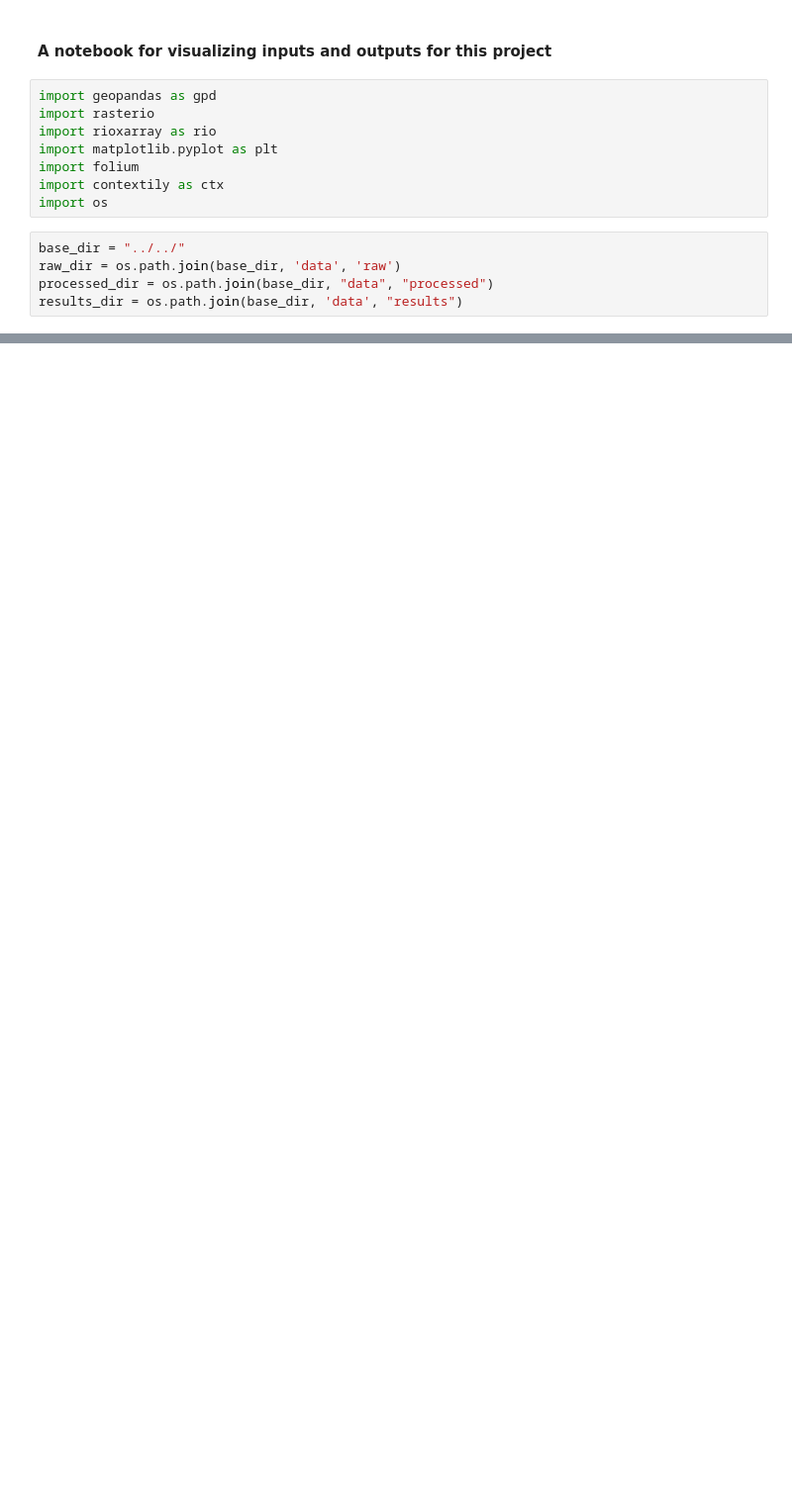
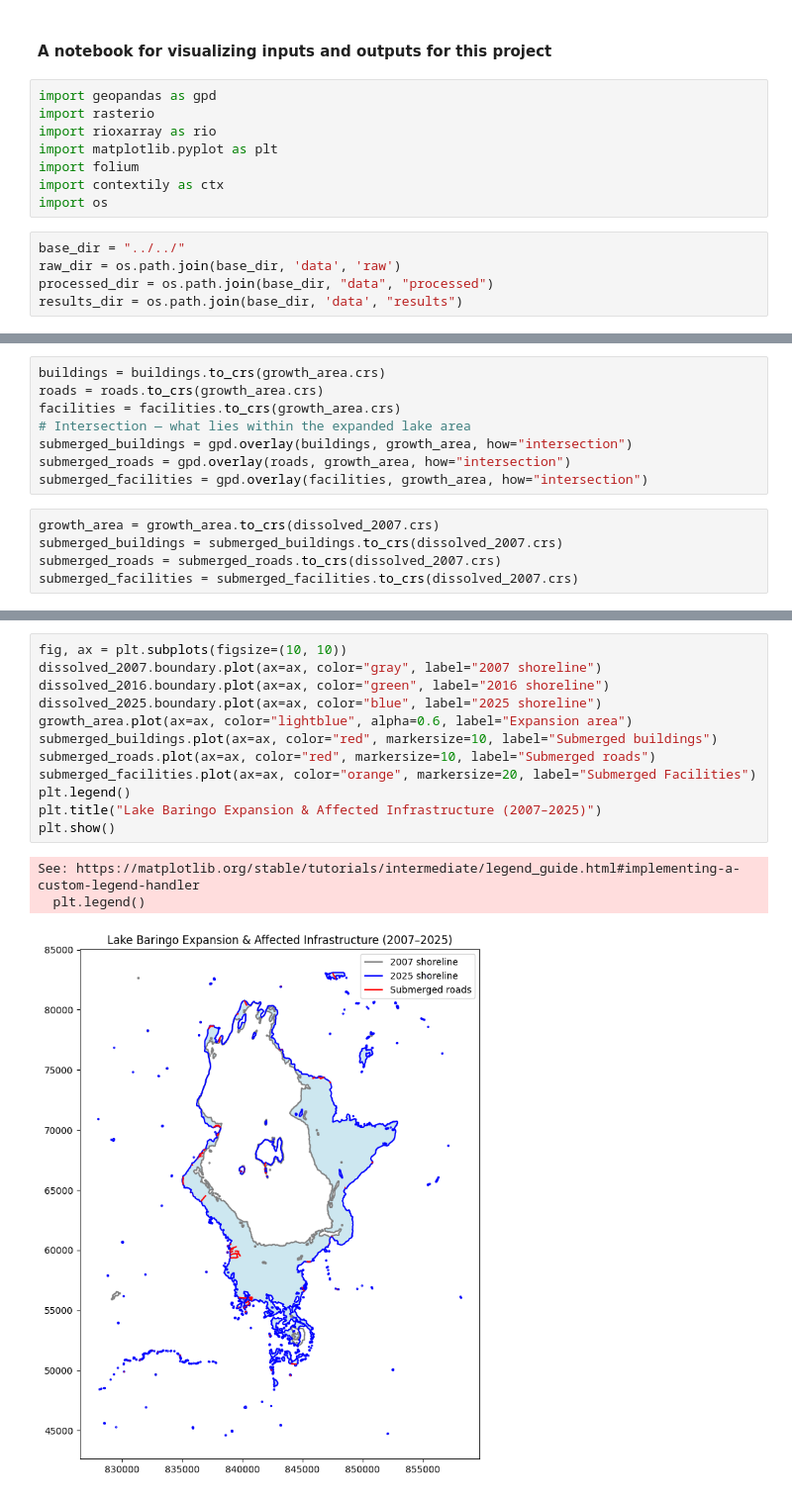
Before and after one commit to kiprutoYG/lake_extent_analysis_pipeline, a Jupyter notebook: src/visualization/see.ipynb, the cells around one changed output, grey strips where cells are left out. Shown at 99% size. Drawn from its saved outputs; the diff is of its cells as text; blank space fills up the shorter version.

Commit message:
Extended the analysis of extent to calculate the difference and intersection

```diff
--- a/src/visualization/see.ipynb
+++ b/src/visualization/see.ipynb
@@ -38,2 +45,15 @@ shoreline_2025 = gpd.read_file(os.path.join(results_dir, "lake_2025_shoreline.sh
+# %%
+buildings = buildings.to_crs(growth_area.crs)
+roads = roads.to_crs(growth_area.crs)
+facilities = facilities.to_crs(growth_area.crs)
+# Intersection — what lies within the expanded lake area
+submerged_buildings = gpd.overlay(buildings, growth_area, how="intersection")
+submerged_roads = gpd.overlay(roads, growth_area, how="intersection")
+submerged_facilities = gpd.overlay(facilities, growth_area, how="intersection")
+# %%
+growth_area = growth_area.to_crs(dissolved_2007.crs)
+submerged_buildings = submerged_buildings.to_crs(dissolved_2007.crs)
+submerged_roads = submerged_roads.to_crs(dissolved_2007.crs)
+submerged_facilities = submerged_facilities.to_crs(dissolved_2007.crs)
 # %%
 # --- CRS alignment check ---
@@ -44,6 +64,22 @@ if vector_2016.crs != mndwi_2016.rio.crs:
 # %% [output]
 Raster CRS: EPSG:32636
 Vector CRS: EPSG:32636
+# %%
+fig, ax = plt.subplots(figsize=(10, 10))
+dissolved_2007.boundary.plot(ax=ax, color="gray", label="2007 shoreline")
+dissolved_2016.boundary.plot(ax=ax, color="green", label="2016 shoreline")
+dissolved_2025.boundary.plot(ax=ax, color="blue", label="2025 shoreline")
+growth_area.plot(ax=ax, color="lightblue", alpha=0.6, label="Expansion area")
+submerged_buildings.plot(ax=ax, color="red", markersize=10, label="Submerged buildings")
+submerged_roads.plot(ax=ax, color="red", markersize=10, label="Submerged roads")
+submerged_facilities.plot(ax=ax, color="orange", markersize=20, label="Submerged Facilities")
+plt.legend()
+plt.title("Lake Baringo Expansion & Affected Infrastructure (2007–2025)")
+plt.show()
+# %% [output]
+See: https://matplotlib.org/stable/tutorials/intermediate/legend_guide.html#implementing-a-custom-legend-handler
+  plt.legend()
+[figure, added]
 # %%
 # --- Static comparison ---
 fig, axes = plt.subplots(1, 3, figsize=(18, 6))
```
Also changed, not shown: parts of 4 cells of this notebook, 59 other files.
